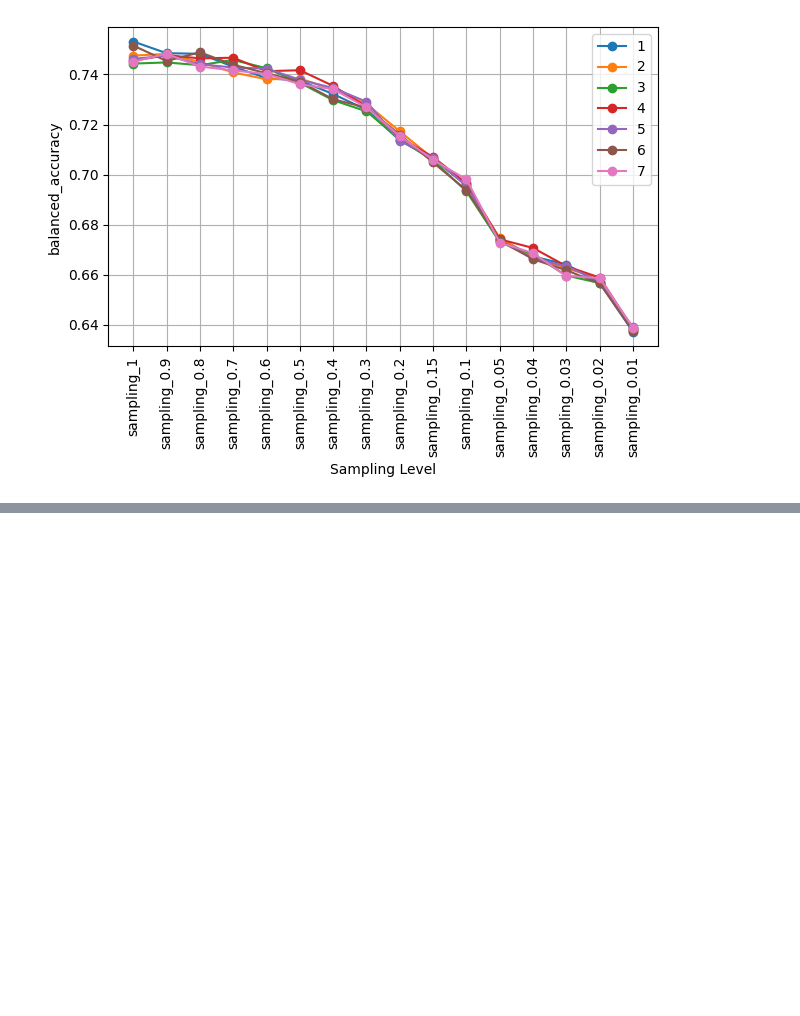
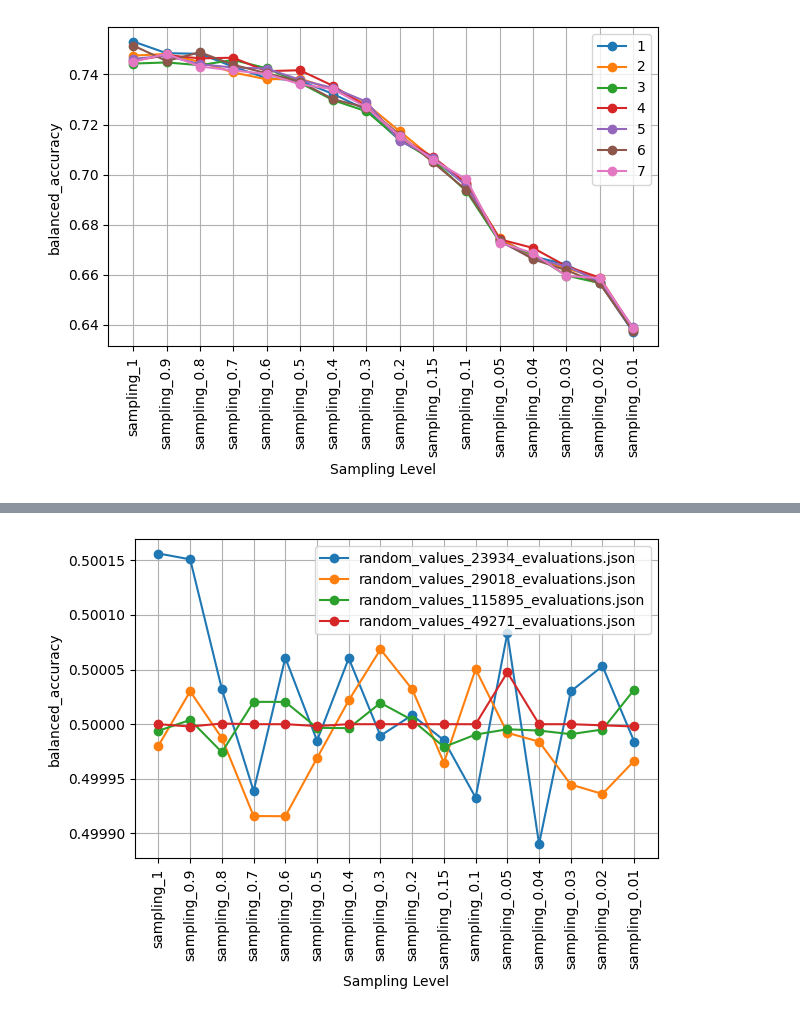
Before and after one commit to MassimoZarantonello2/SignatureInference, a Jupyter notebook: scripts/threshold_evalulation.ipynb, the cells around one changed output, grey strips where cells are left out. Saved outputs shown, nothing was run; the diff lists cells and outputs as text; code cells hidden in the pictures; blank space fills up the shorter version.

```diff
--- a/scripts/threshold_evalulation.ipynb
+++ b/scripts/threshold_evalulation.ipynb
@@ -23,0 +52,6 @@ for t,tre in zip(thresholds,tres):
+# %%
+randoms = os.listdir('../results/random/')
+for r in randoms:
+    plot_per_run_metric(ResultsEvaluation(f'random/{r}'), attr_name='per_run_balanced_accuracy', metric_name=r)
+# %% [output]
+[figure, added]
```
Also changed, not shown: parts of 3 cells of this notebook, 5 other files.
